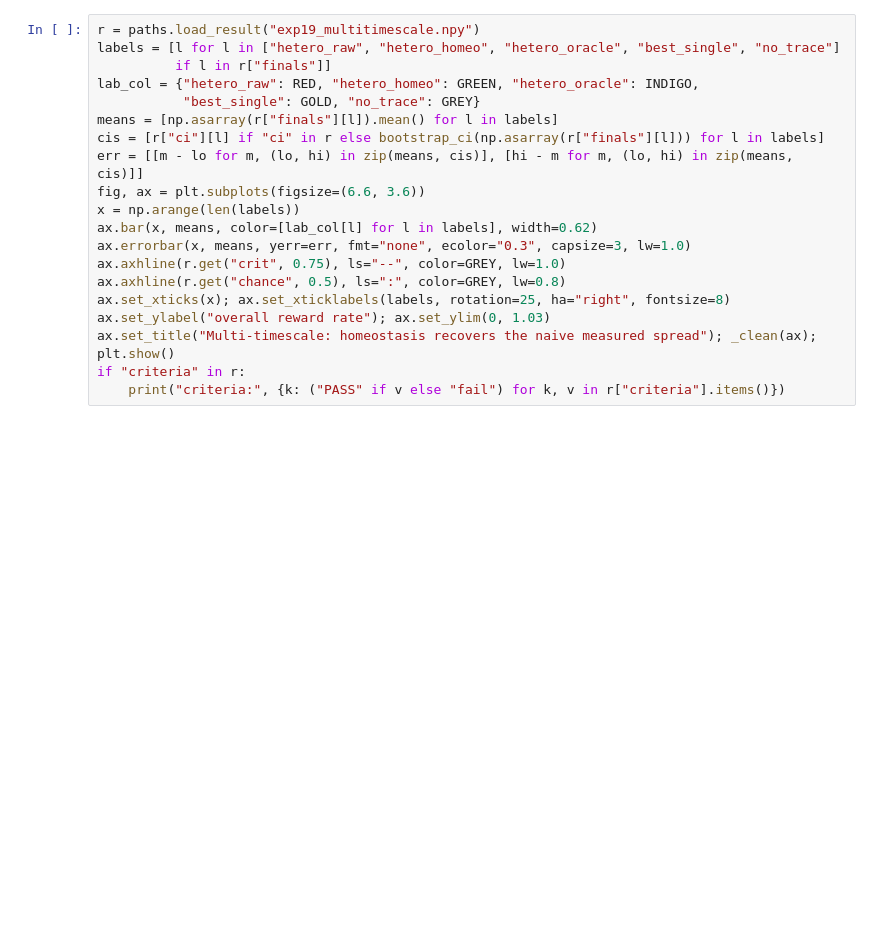
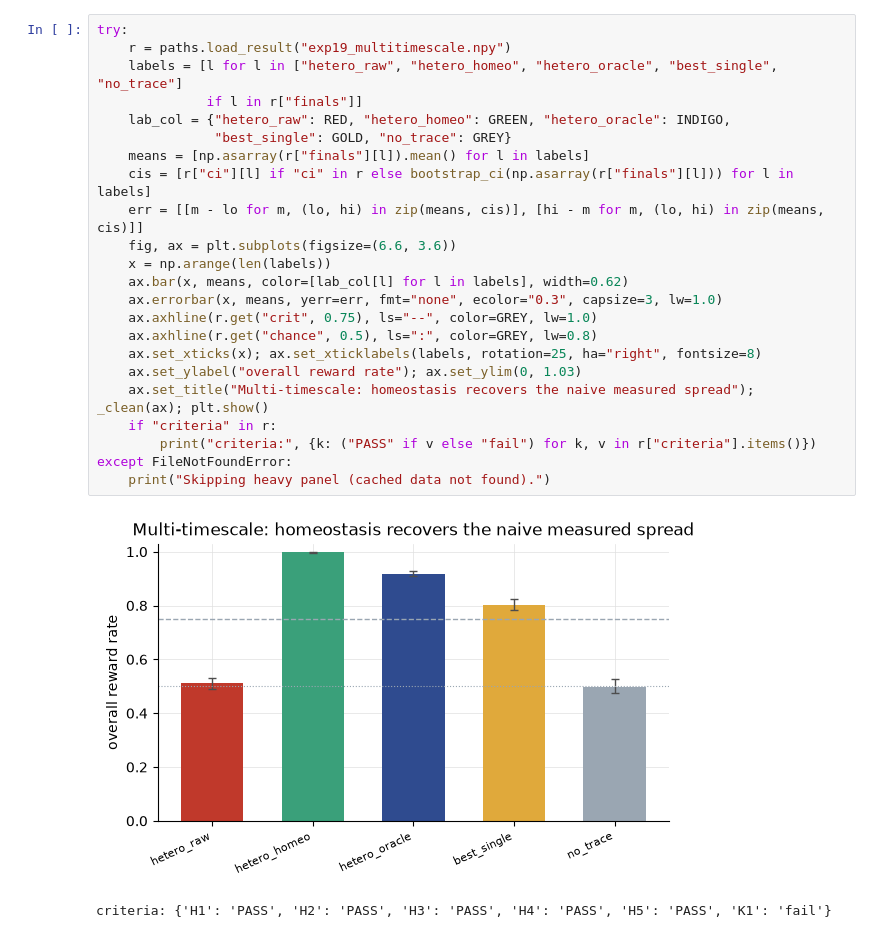
Before and after one commit to hyperionx/mrl-trace, a Jupyter notebook: experiments/06_extensions.ipynb, the cells around one changed output. Saved outputs shown, nothing was run; the diff lists cells and outputs as text; blank space fills up the shorter version.

```diff
--- a/experiments/06_extensions.ipynb
+++ b/experiments/06_extensions.ipynb
@@ -54,21 +63,27 @@ print(f"re-acquisition cost: device {rc['device']} vs abstract {rc['abstract']}
 # %%
-r = paths.load_result("exp19_multitimescale.npy")
-labels = [l for l in ["hetero_raw", "hetero_homeo", "hetero_oracle", "best_single", "no_trace"]
-          if l in r["finals"]]
-lab_col = {"hetero_raw": RED, "hetero_homeo": GREEN, "hetero_oracle": INDIGO,
-           "best_single": GOLD, "no_trace": GREY}
-means = [np.asarray(r["finals"][l]).mean() for l in labels]
-cis = [r["ci"][l] if "ci" in r else bootstrap_ci(np.asarray(r["finals"][l])) for l in labels]
-err = [[m - lo for m, (lo, hi) in zip(means, cis)], [hi - m for m, (lo, hi) in zip(means, cis)]]
-fig, ax = plt.subplots(figsize=(6.6, 3.6))
-x = np.arange(len(labels))
-ax.bar(x, means, color=[lab_col[l] for l in labels], width=0.62)
-ax.errorbar(x, means, yerr=err, fmt="none", ecolor="0.3", capsize=3, lw=1.0)
-ax.axhline(r.get("crit", 0.75), ls="--", color=GREY, lw=1.0)
-ax.axhline(r.get("chance", 0.5), ls=":", color=GREY, lw=0.8)
-ax.set_xticks(x); ax.set_xticklabels(labels, rotation=25, ha="right", fontsize=8)
-ax.set_ylabel("overall reward rate"); ax.set_ylim(0, 1.03)
-ax.set_title("Multi-timescale: homeostasis recovers the naive measured spread"); _clean(ax); plt.show()
-if "criteria" in r:
-    print("criteria:", {k: ("PASS" if v else "fail") for k, v in r["criteria"].items()})
+try:
+    r = paths.load_result("exp19_multitimescale.npy")
+    labels = [l for l in ["hetero_raw", "hetero_homeo", "hetero_oracle", "best_single", "no_trace"]
+              if l in r["finals"]]
+    lab_col = {"hetero_raw": RED, "hetero_homeo": GREEN, "hetero_oracle": INDIGO,
+               "best_single": GOLD, "no_trace": GREY}
+    means = [np.asarray(r["finals"][l]).mean() for l in labels]
+    cis = [r["ci"][l] if "ci" in r else bootstrap_ci(np.asarray(r["finals"][l])) for l in labels]
+    err = [[m - lo for m, (lo, hi) in zip(means, cis)], [hi - m for m, (lo, hi) in zip(means, cis)]]
+    fig, ax = plt.subplots(figsize=(6.6, 3.6))
+    x = np.arange(len(labels))
+    ax.bar(x, means, color=[lab_col[l] for l in labels], width=0.62)
+    ax.errorbar(x, means, yerr=err, fmt="none", ecolor="0.3", capsize=3, lw=1.0)
+    ax.axhline(r.get("crit", 0.75), ls="--", color=GREY, lw=1.0)
+    ax.axhline(r.get("chance", 0.5), ls=":", color=GREY, lw=0.8)
+    ax.set_xticks(x); ax.set_xticklabels(labels, rotation=25, ha="right", fontsize=8)
+    ax.set_ylabel("overall reward rate"); ax.set_ylim(0, 1.03)
+    ax.set_title("Multi-timescale: homeostasis recovers the naive measured spread"); _clean(ax); plt.show()
+    if "criteria" in r:
+        print("criteria:", {k: ("PASS" if v else "fail") for k, v in r["criteria"].items()})
+except FileNotFoundError:
+    print("Skipping heavy panel (cached data not found).")
+# %% [output]
+[figure, added]
+criteria: {'H1': 'PASS', 'H2': 'PASS', 'H3': 'PASS', 'H4': 'PASS', 'H5': 'PASS', 'K1': 'fail'}
 # %%
```
Also changed, not shown: parts of 6 cells of this notebook, 15 other files.
